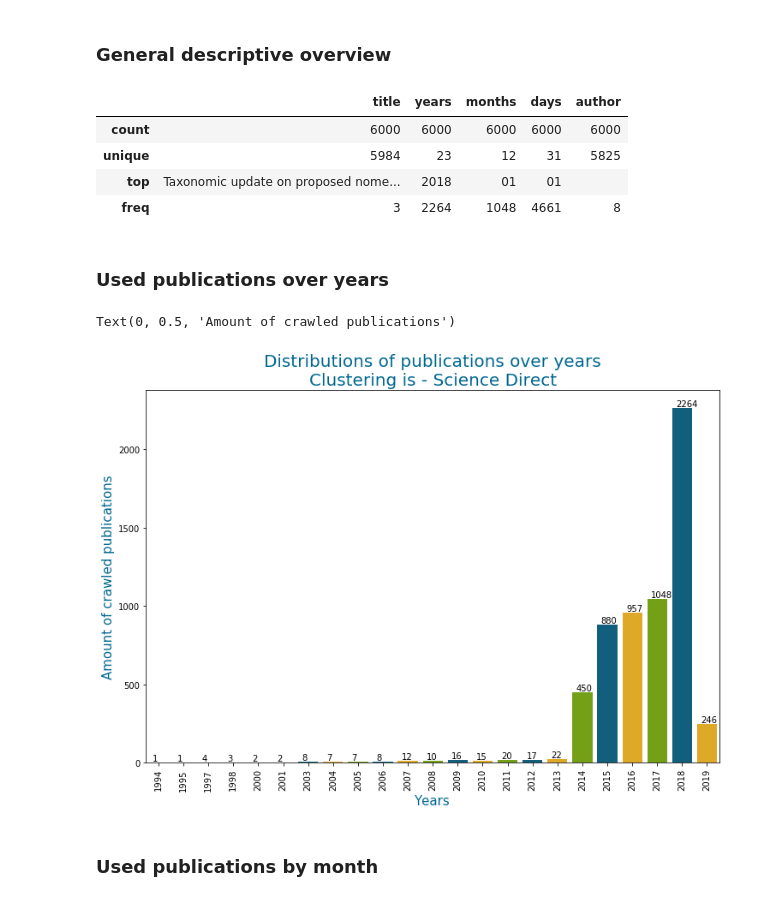
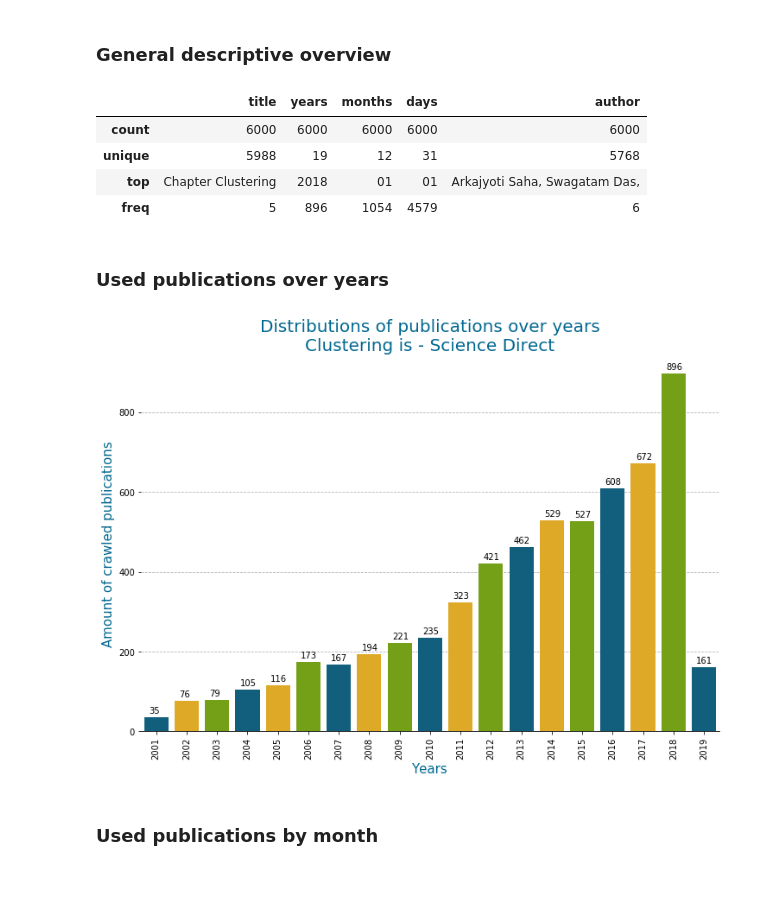
Before and after one commit to rsmttud/Recommender-System, a Jupyter notebook: notebooks/Descriptive overview for crawls.ipynb, the cells around one changed output. Saved outputs shown, nothing was run; the diff lists cells and outputs as text; code cells hidden in the pictures.

Commit message:
Updated charts

```diff
--- a/notebooks/Descriptive overview for crawls.ipynb
+++ b/notebooks/Descriptive overview for crawls.ipynb
@@ -7,7 +7,7 @@ import pickle
 import seaborn as sns
 import matplotlib.pyplot as plt
 
-PATH_TO_DF = "../data/crawl_dataframes/ScienceDirectCrawler_classification is_crawl.pkl"
+PATH_TO_DF = "../data/crawl_dataframes/ScienceDirectCrawler_clustering is_crawl.pkl"
 CRAWL_TITLE = "Clustering is - Science Direct"
 COLORS = ["#00678F", "#FDB50A", "#7CB700"]
 # %% [markdown]
@@ -30,26 +30,29 @@ description
 # %% [output]
 |  | title | years | months | days | author |
 | count | 6000 | 6000 | 6000 | 6000 | 6000 |
-| unique | 5984 | 23 | 12 | 31 | 5825 |
-| top | Taxonomic update on proposed nome... | 2018 | 01 | 01 |  |
-| freq | 3 | 2264 | 1048 | 4661 | 8 |
+| unique | 5988 | 19 | 12 | 31 | 5768 |
+| top | Chapter Clustering | 2018 | 01 | 01 | Arkajyoti Saha, Swagatam Das, |
+| freq | 5 | 896 | 1054 | 4579 | 6 |
 # %% [markdown]
 ### Used publications over years
 # %%
 plt.figure(figsize=(12,8))
-year_overview = sns.countplot(x="years", data=df, palette=COLORS)
+plt.gca().yaxis.grid(True, linestyle="--", zorder=0)
+year_overview = sns.countplot(x="years", data=df, palette=COLORS,  zorder=10)
 year_overview_labels = year_overview.get_xticklabels()
 ticks_rotation = year_overview.set_xticklabels(year_overview_labels, rotation=90)
 for p in year_overview.patches:
     year_overview.annotate(str(p.get_height()), (p.get_x()+0.15, p.get_height()+10))
 plt.title('Distributions of publications over years\n{}'.format(CRAWL_TITLE),
-          fontsize=20, color=COLORS[0], fontfamily="Calibri")
-plt.xlabel('Years', fontsize=15, color=COLORS[0], fontfamily="Calibri")
+          fontsize=20, color=COLORS[0])
+plt.xlabel('Years', fontsize=15, color=COLORS[0])
 plt.ylabel('Amount of crawled publications',
-           fontsize=15, color=COLORS[0], fontfamily="Calibri")
+           fontsize=15, color=COLORS[0])
+year_overview.spines['top'].set_visible(False)
+year_overview.spines['right'].set_visible(False)
+year_overview.spines['left'].set_visible(False)
 # %% [output]
-Text(0, 0.5, 'Amount of crawled publications')
-[figure, old version]
+[figure, new version]
 # %% [markdown]
 ### Used publications by month
 # %%
```
Also changed, not shown: parts of 2 cells of this notebook, 1 other file.
